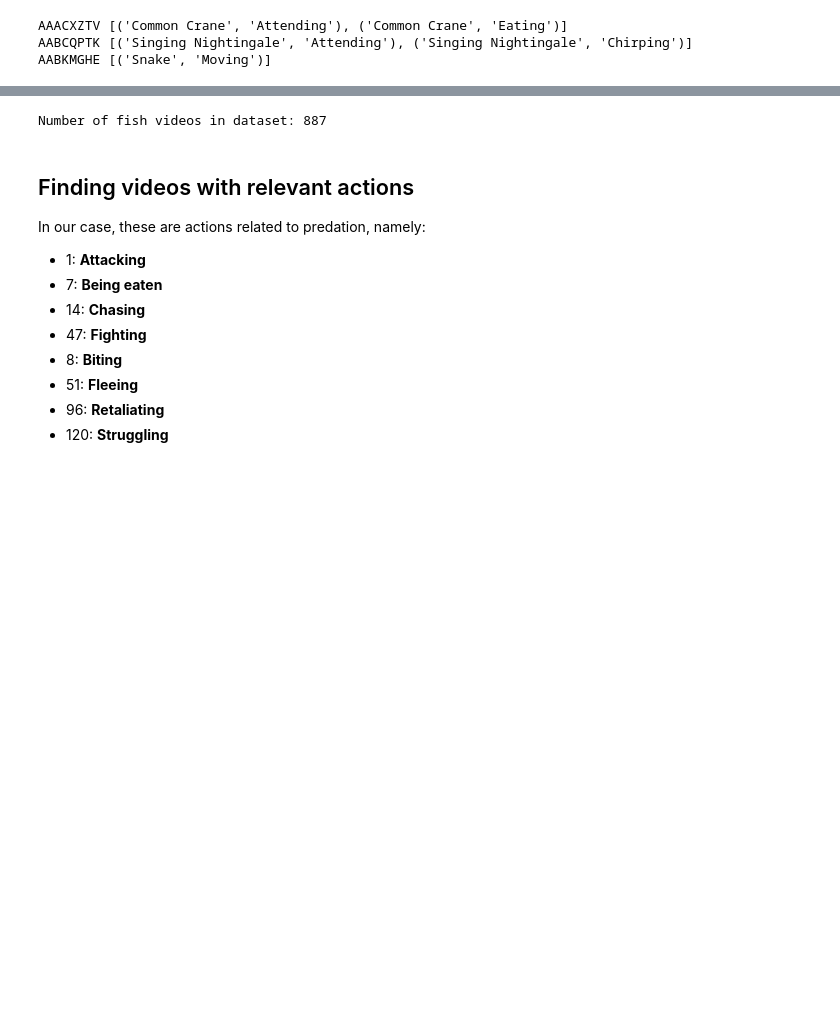
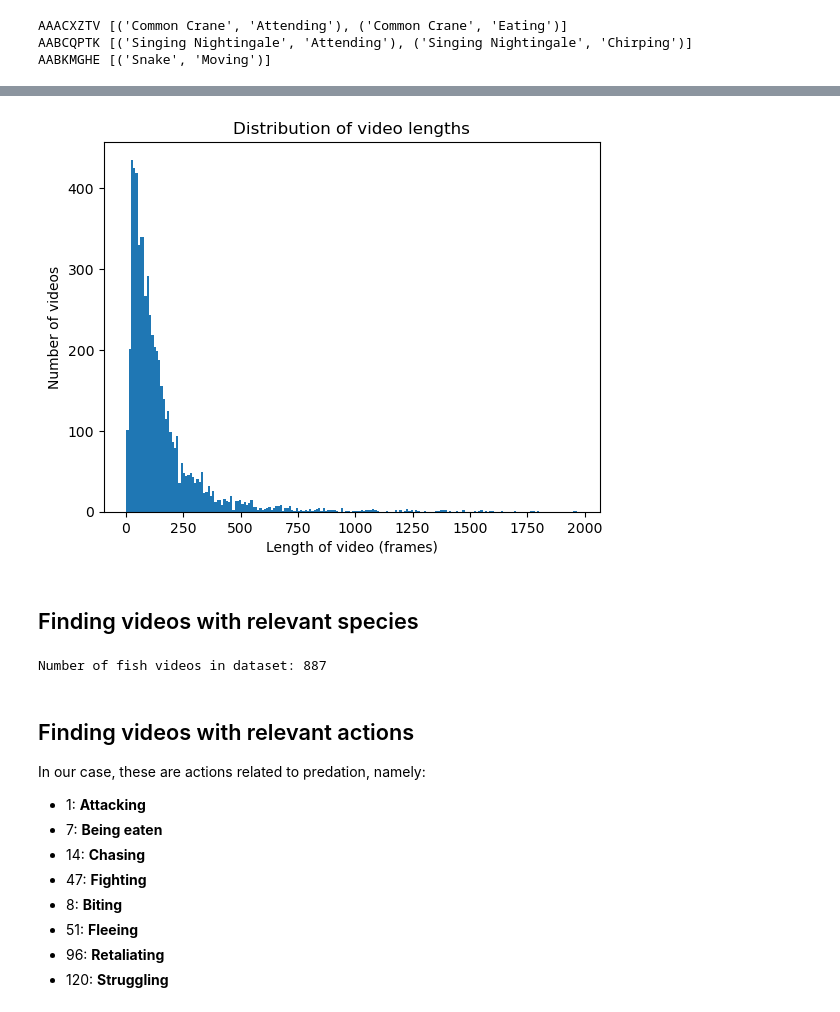
Before and after one commit to ZsofiaK/masterthesis, a Jupyter notebook: Animal Kingdom/AK_AR_exploration.ipynb, the cells around one changed output, grey strips where cells are left out. Saved outputs shown, nothing was run; the diff lists cells and outputs as text; code cells hidden in the pictures; blank space fills up the shorter version.

```diff
--- a/Animal Kingdom/AK_AR_exploration.ipynb
+++ b/Animal Kingdom/AK_AR_exploration.ipynb
@@ -47,0 +65,20 @@ AABKMGHE [('Snake', 'Moving')]
+# %%
+for id, frame_list in frames_dict.items():
+    relevant_data = frame_AR[frame_AR['original_vido_id'] == id]
+
+    for i in relevant_data.index:
+        frame = relevant_data['frame_id'][i]
+
+        if frame not in frame_list:
+            frame_list.append(frame)
+
+        labels = relevant_data['labels'][i]
+
+        for label in labels.split(','):
+            if label not in action_frames_dict[id]:
+                action_frames_dict[id][label] = [frame]
+
+            else:
+                action_frames_dict[id][label].append(frame)
+
+frames_length_dict = {id : len(frame_list) for id, frame_list in frames_dict.items()}
@@ -48,3 +173,17 @@ AABKMGHE [('Snake', 'Moving')]
+# %%
+all_lengths = [length for length in frames_length_dict.values()]
+
+plt.hist(all_lengths, bins=200)
+
+plt.xlabel('Length of video (frames)')
+plt.ylabel('Number of videos')
+plt.title('Distribution of video lengths')
+
+plt.show()
+# %% [output]
+[figure, added]
+# %% [markdown]
+## Finding videos with relevant species
 # %%
 fish_videos = []
 
```
Also changed, not shown: parts of 10 cells of this notebook, 1 other file.
